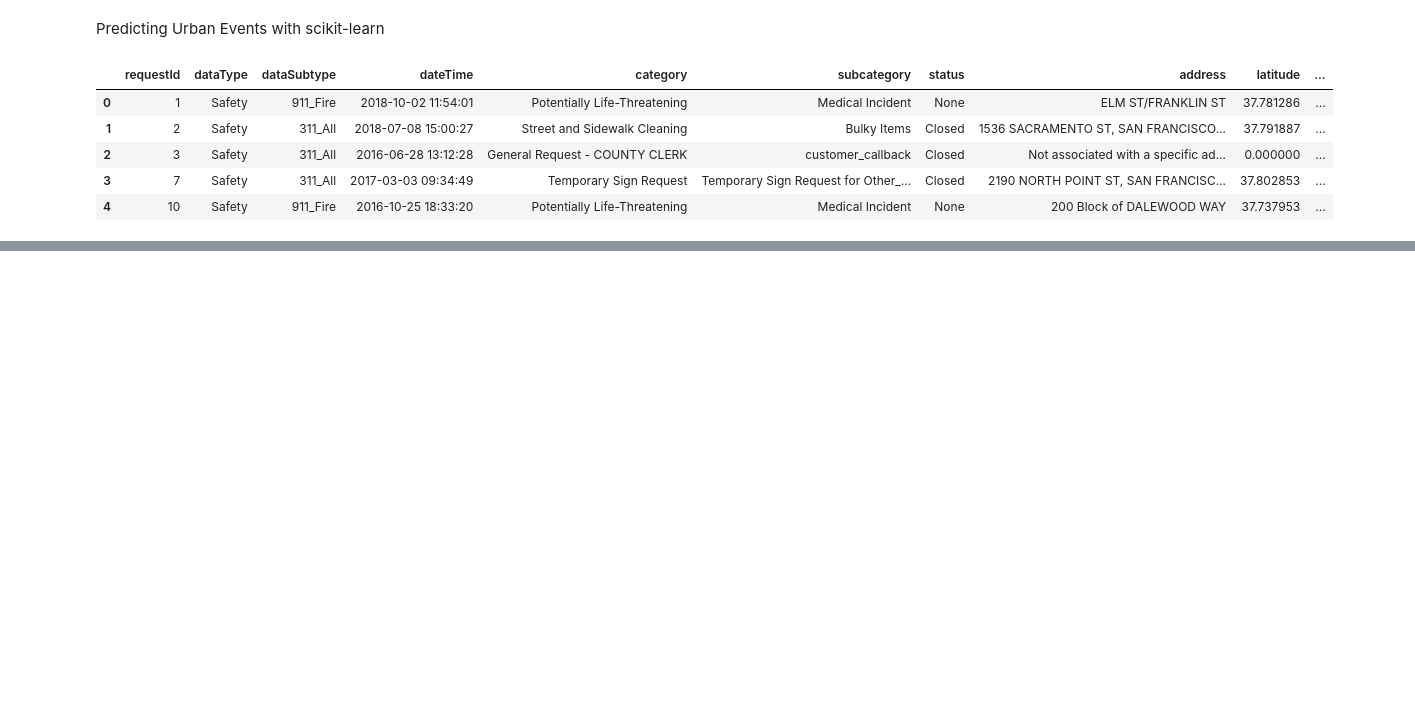
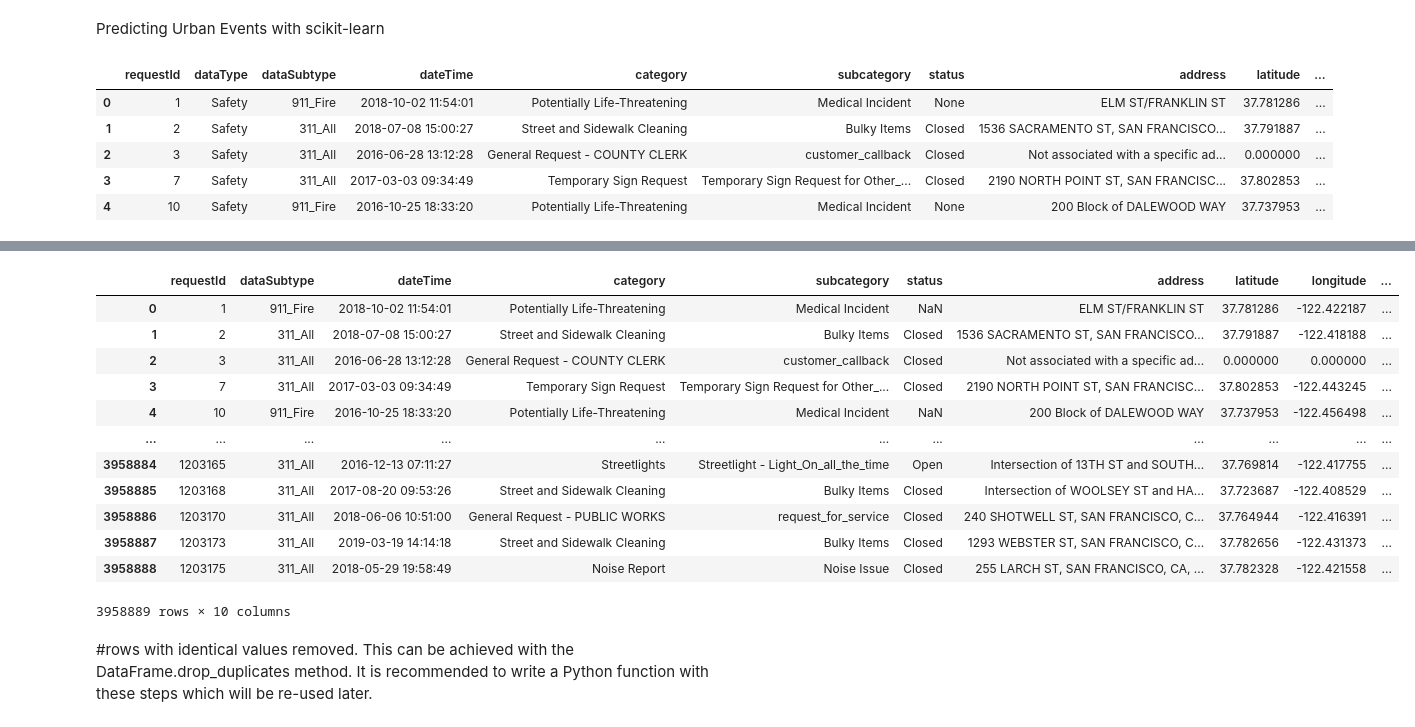
Before and after one commit to xinwuqingdao/predicting-safety-events-US-cities-base, a Jupyter notebook: predicting-urban-events-with-scikit-learn.ipynb, the cells around one changed output, grey strips where cells are left out. Cells and saved outputs as stored; diff of their text form; code cells hidden in the pictures; blank space fills up the shorter version.

```diff
--- a/predicting-urban-events-with-scikit-learn.ipynb
+++ b/predicting-urban-events-with-scikit-learn.ipynb
@@ -23,0 +91,36 @@ safety_SanFrancisco_df.head()
+# %%
+def optimize_memory(df, max_unique_values=200):
+    """
+    Converts string columns with less than max_unique_values unique values to 'category' data type.
+
+    Args:
+        df (pd.DataFrame): The input DataFrame.
+        max_unique_values (int): The maximum number of unique values for a column to be converted to 'category'.
+
+    Returns:
+        pd.DataFrame: The DataFrame with optimized data types.
+    """
+    for col in df.select_dtypes(include='object').columns:
+        if len(df[col].unique()) < max_unique_values:
+            df[col] = df[col].astype('category')
+    return df
+# %%
+safety_SanFrancisco_df=optimize_memory(safety_SanFrancisco_df)
+# %%
+safety_SanFrancisco_df
+# %% [output]
+|  | requestId | dataSubtype | dateTime | category | subcategory | status | address | latitude | longitude | ... |
+| 0 | 1 | 911_Fire | 2018-10-02 11:54:01 | Potentially Life-Threatening | Medical Incident | NaN | ELM ST/FRANKLIN ST | 37.781286 | -122.422187 | ... |
+| 1 | 2 | 311_All | 2018-07-08 15:00:27 | Street and Sidewalk Cleaning | Bulky Items | Closed | 1536 SACRAMENTO ST, SAN FRANCISCO... | 37.791887 | -122.418188 | ... |
+| 2 | 3 | 311_All | 2016-06-28 13:12:28 | General Request - COUNTY CLERK | customer_callback | Closed | Not associated with a specific ad... | 0.000000 | 0.000000 | ... |
+| 3 | 7 | 311_All | 2017-03-03 09:34:49 | Temporary Sign Request | Temporary Sign Request for Other_... | Closed | 2190 NORTH POINT ST, SAN FRANCISC... | 37.802853 | -122.443245 | ... |
+| 4 | 10 | 911_Fire | 2016-10-25 18:33:20 | Potentially Life-Threatening | Medical Incident | NaN | 200 Block of DALEWOOD WAY | 37.737953 | -122.456498 | ... |
+| ... | ... | ... | ... | ... | ... | ... | ... | ... | ... | ... |
+| 3958884 | 1203165 | 311_All | 2016-12-13 07:11:27 | Streetlights | Streetlight - Light_On_all_the_time | Open | Intersection of 13TH ST and SOUTH... | 37.769814 | -122.417755 | ... |
+| 3958885 | 1203168 | 311_All | 2017-08-20 09:53:26 | Street and Sidewalk Cleaning | Bulky Items | Closed | Intersection of WOOLSEY ST and HA... | 37.723687 | -122.408529 | ... |
+| 3958886 | 1203170 | 311_All | 2018-06-06 10:51:00 | General Request - PUBLIC WORKS | request_for_service | Closed | 240 SHOTWELL ST, SAN FRANCISCO, C... | 37.764944 | -122.416391 | ... |
+| 3958887 | 1203173 | 311_All | 2019-03-19 14:14:18 | Street and Sidewalk Cleaning | Bulky Items | Closed | 1293 WEBSTER ST, SAN FRANCISCO, C... | 37.782656 | -122.431373 | ... |
+| 3958888 | 1203175 | 311_All | 2018-05-29 19:58:49 | Noise Report | Noise Issue | Closed | 255 LARCH ST, SAN FRANCISCO, CA, ... | 37.782328 | -122.421558 | ... |
+3958889 rows × 10 columns
+# %% [markdown]
+#rows with identical values removed. This can be achieved with the DataFrame.drop_duplicates method. It is recommended to write a Python function with these steps which will be re-used later.
```
Also changed, not shown: parts of 16 cells of this notebook.
